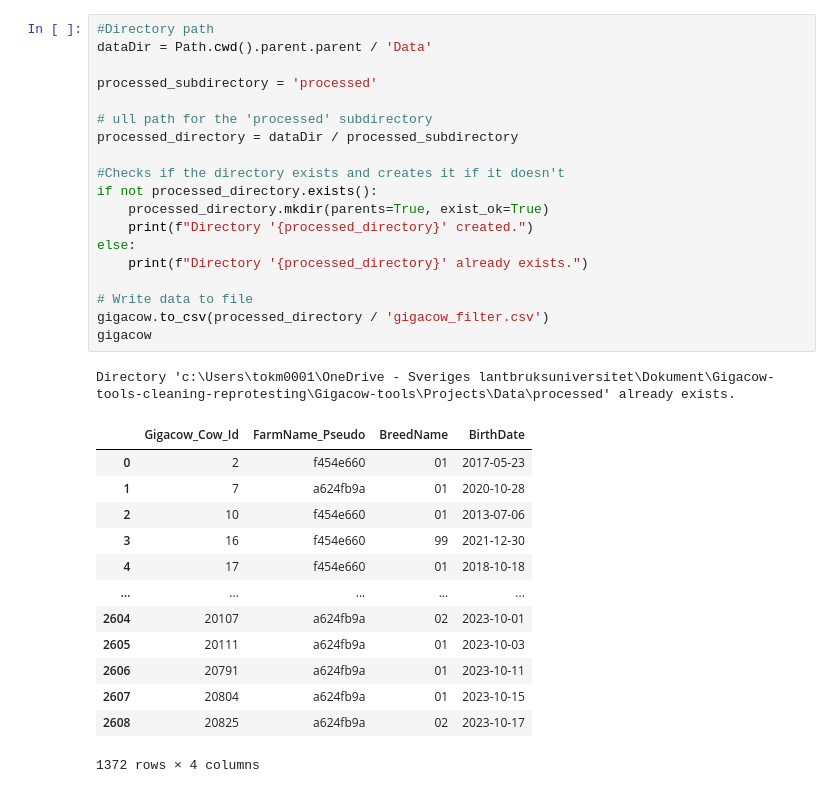
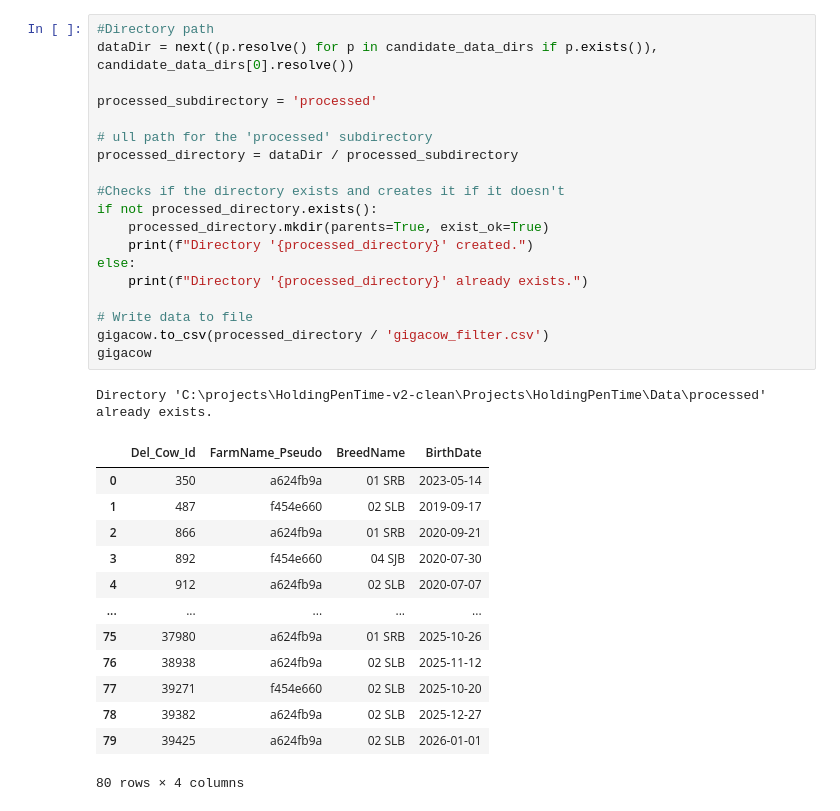
Before and after one commit to TKlingstrom/HoldingPenTime-v2-clean, a Jupyter notebook: Projects/HoldingPenTime/Data preprocessing/dataCleaning.ipynb, the cells around one changed output. Cells and saved outputs as stored; diff of their text form.

```diff
--- a/Projects/HoldingPenTime/Data preprocessing/dataCleaning.ipynb
+++ b/Projects/HoldingPenTime/Data preprocessing/dataCleaning.ipynb
@@ -52,37 +69,37 @@ gigacow['BreedName'].replace(r"(18)[67]+","00", inplace=True, regex=True)
 # %%
 #Directory path
-dataDir = Path.cwd().parent.parent / 'Data'
+dataDir = next((p.resolve() for p in candidate_data_dirs if p.exists()), candidate_data_dirs[0].resolve())
 
 processed_subdirectory = 'processed'
 
 # ull path for the 'processed' subdirectory
 processed_directory = dataDir / processed_subdirectory
 
 #Checks if the directory exists and creates it if it doesn't
 if not processed_directory.exists():
     processed_directory.mkdir(parents=True, exist_ok=True)
     print(f"Directory '{processed_directory}' created.")
 else:
     print(f"Directory '{processed_directory}' already exists.")
 
 # Write data to file
 gigacow.to_csv(processed_directory / 'gigacow_filter.csv')
 gigacow
 # %% [output]
-Directory 'c:\Users\tokm0001\OneDrive - Sveriges lantbruksuniversitet\Dokument\Gigacow-tools-cleaning-reprotesting\Gigacow-tools\Projects\Data\processed' already exists.
+Directory 'C:\projects\HoldingPenTime-v2-clean\Projects\HoldingPenTime\Data\processed' already exists.
-|  | Gigacow_Cow_Id | FarmName_Pseudo | BreedName | BirthDate |
-| 0 | 2 | f454e660 | 01 | 2017-05-23 |
-| 1 | 7 | a624fb9a | 01 | 2020-10-28 |
-| 2 | 10 | f454e660 | 01 | 2013-07-06 |
-| 3 | 16 | f454e660 | 99 | 2021-12-30 |
-| 4 | 17 | f454e660 | 01 | 2018-10-18 |
+|  | Del_Cow_Id | FarmName_Pseudo | BreedName | BirthDate |
+| 0 | 350 | a624fb9a | 01 SRB | 2023-05-14 |
+| 1 | 487 | f454e660 | 02 SLB | 2019-09-17 |
+| 2 | 866 | a624fb9a | 01 SRB | 2020-09-21 |
+| 3 | 892 | f454e660 | 04 SJB | 2020-07-30 |
+| 4 | 912 | a624fb9a | 02 SLB | 2020-07-07 |
 | ... | ... | ... | ... | ... |
-| 2604 | 20107 | a624fb9a | 02 | 2023-10-01 |
-| 2605 | 20111 | a624fb9a | 01 | 2023-10-03 |
-| 2606 | 20791 | a624fb9a | 01 | 2023-10-11 |
-| 2607 | 20804 | a624fb9a | 01 | 2023-10-15 |
-| 2608 | 20825 | a624fb9a | 02 | 2023-10-17 |
+| 75 | 37980 | a624fb9a | 01 SRB | 2025-10-26 |
+| 76 | 38938 | a624fb9a | 02 SLB | 2025-11-12 |
+| 77 | 39271 | f454e660 | 02 SLB | 2025-10-20 |
+| 78 | 39382 | a624fb9a | 02 SLB | 2025-12-27 |
+| 79 | 39425 | a624fb9a | 02 SLB | 2026-01-01 |
-1372 rows × 4 columns
+80 rows × 4 columns
 # %%
 '''data table: lactation'''
 #target farms: f454e660, a624fb9a
```
Also changed, not shown: parts of 16 cells of this notebook.
